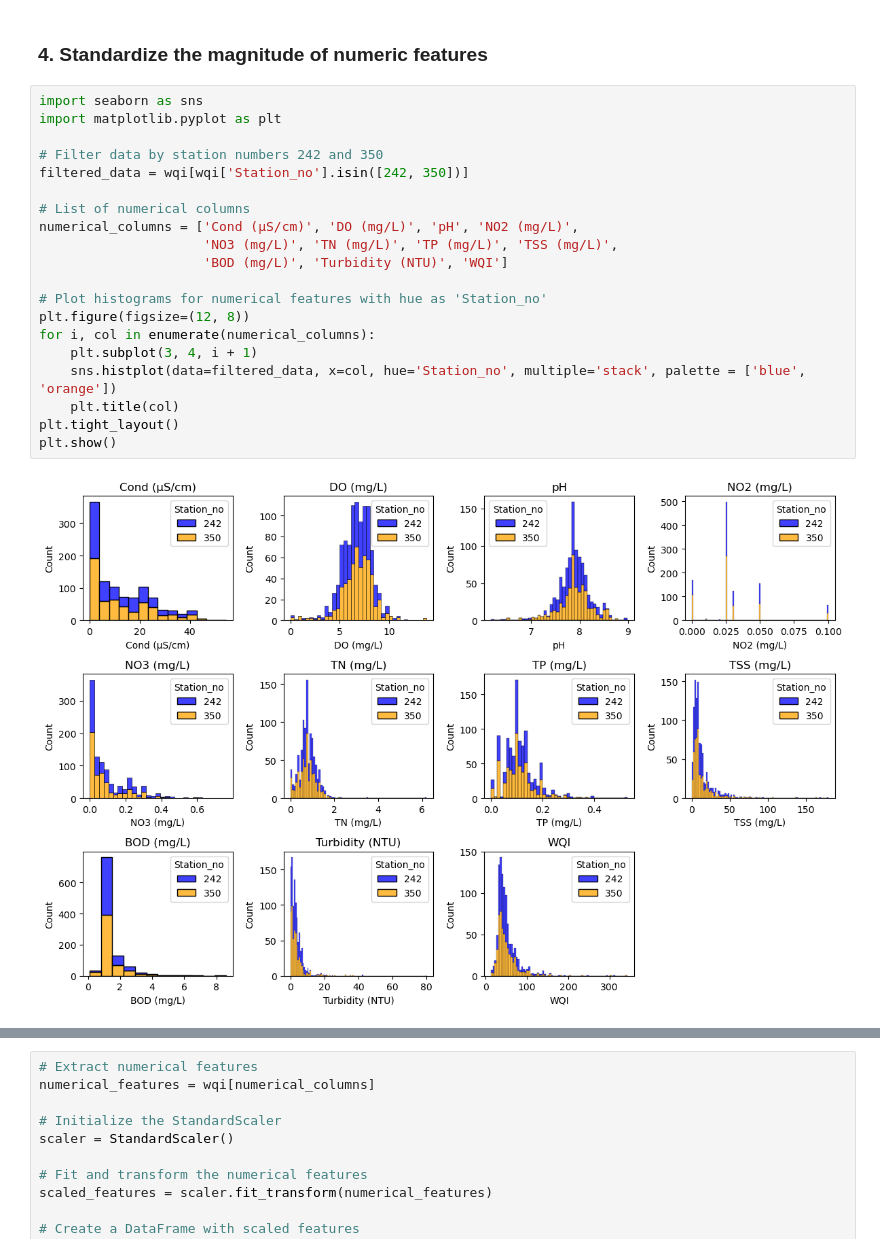
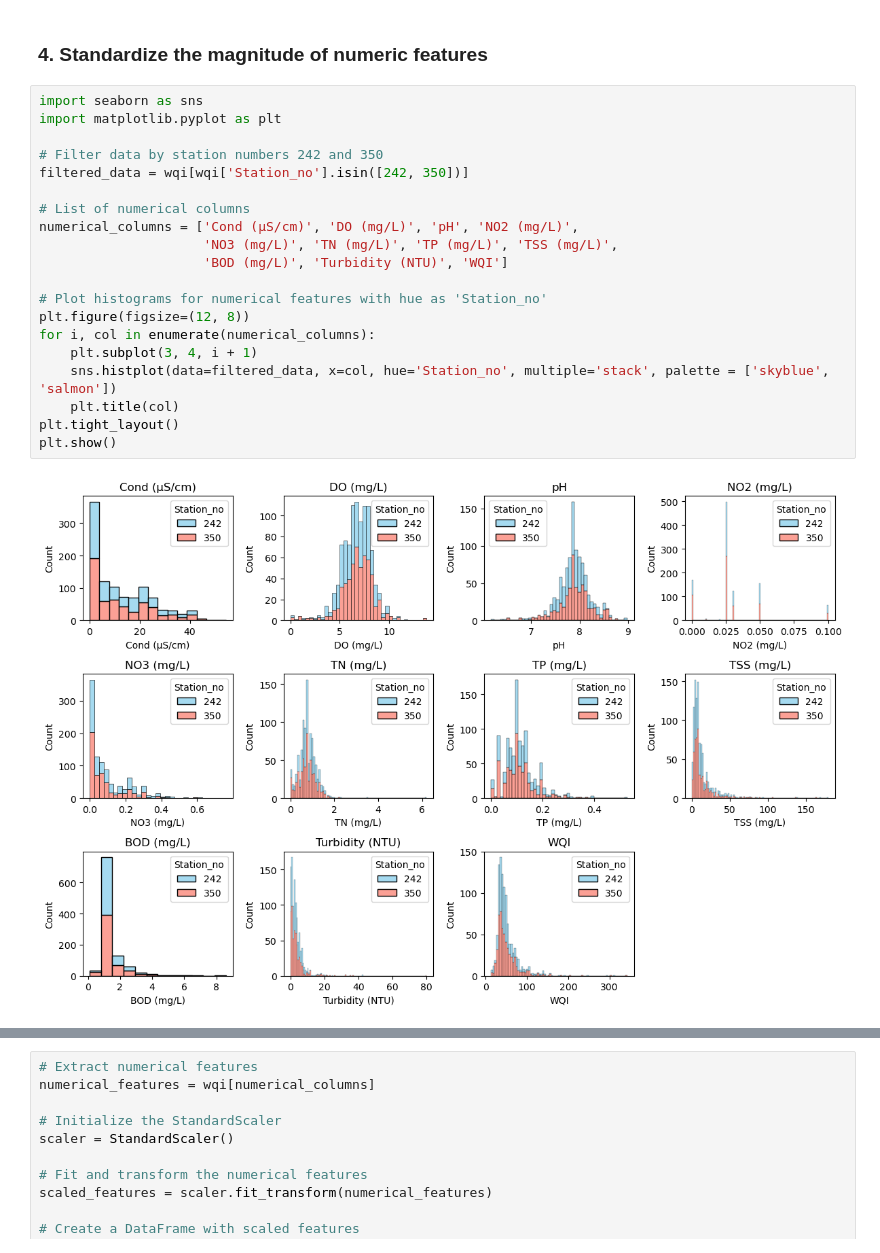
Before and after one commit to aysebsengul/Capstone_2_Water-Quality-Index, a Jupyter notebook: 4_Preprocessing and Training Data Development.ipynb, the cells around one changed output, grey strips where cells are left out. Cells and saved outputs as stored; diff of their text form.

```diff
--- a/4_Preprocessing and Training Data Development.ipynb
+++ b/4_Preprocessing and Training Data Development.ipynb
@@ -109,22 +111,22 @@ wqi.head()
 # %%
 import seaborn as sns
 import matplotlib.pyplot as plt
 
 # Filter data by station numbers 242 and 350
 filtered_data = wqi[wqi['Station_no'].isin([242, 350])]
 
 # List of numerical columns
 numerical_columns = ['Cond (μS/cm)', 'DO (mg/L)', 'pH', 'NO2 (mg/L)',
                      'NO3 (mg/L)', 'TN (mg/L)', 'TP (mg/L)', 'TSS (mg/L)',
                      'BOD (mg/L)', 'Turbidity (NTU)', 'WQI']
 
 # Plot histograms for numerical features with hue as 'Station_no'
 plt.figure(figsize=(12, 8))
 for i, col in enumerate(numerical_columns):
     plt.subplot(3, 4, i + 1)
-    sns.histplot(data=filtered_data, x=col, hue='Station_no', multiple='stack', palette = ['blue', 'orange'])
+    sns.histplot(data=filtered_data, x=col, hue='Station_no', multiple='stack', palette = ['skyblue', 'salmon'])
     plt.title(col)
 plt.tight_layout()
 plt.show()
 # %% [output]
-[figure, old version]
+[figure, new version]
```
Also changed, not shown: parts of 7 cells of this notebook.
